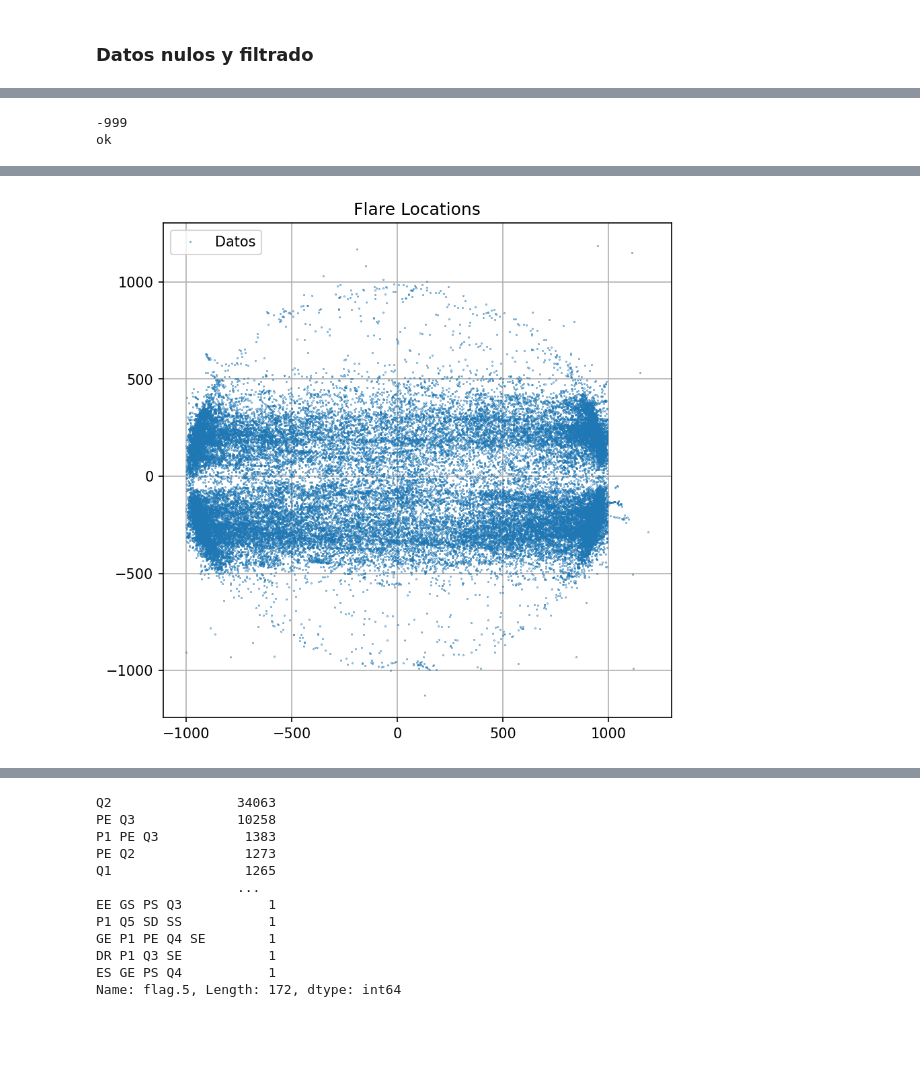
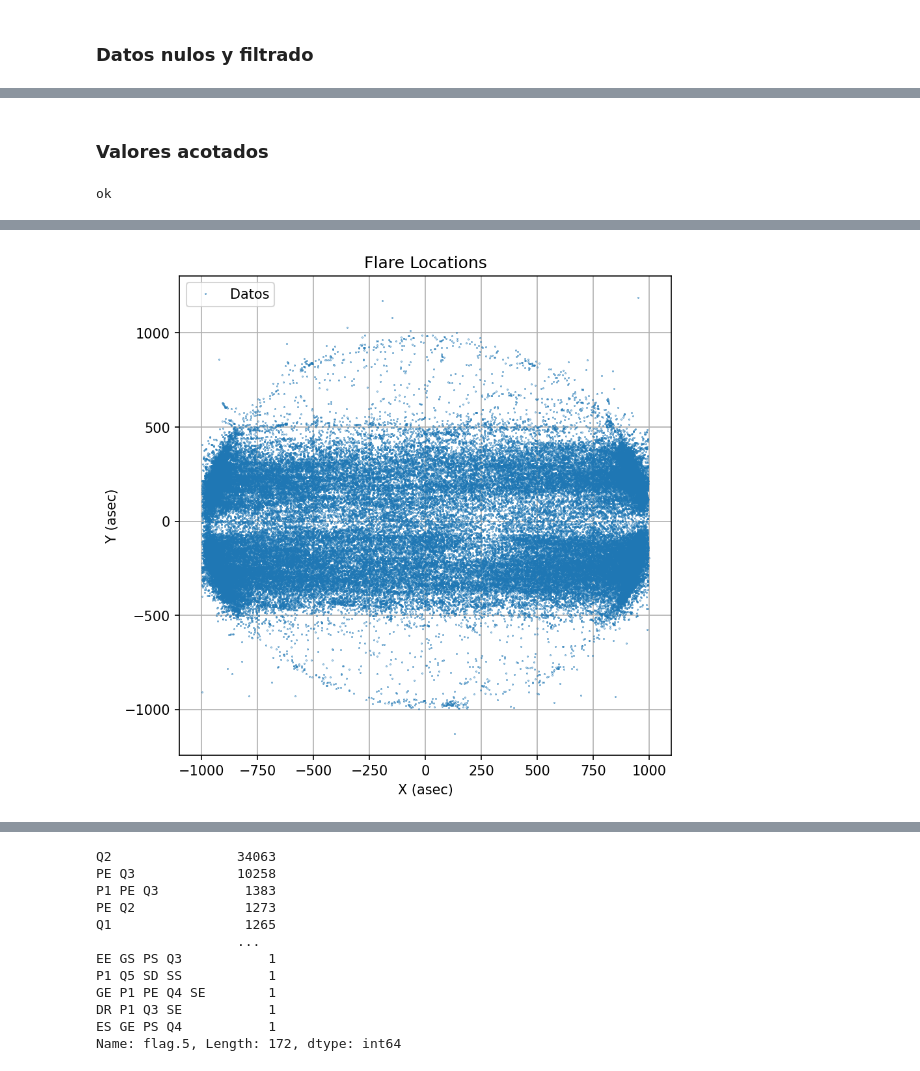
Before and after one commit to Exploratory-Data-Analiysis/Exam_1, a Jupyter notebook: ParcialFC.ipynb, the cells around one changed output, grey strips where cells are left out. Cells and saved outputs as stored; diff of their text form; code cells hidden in the pictures; blank space fills up the shorter version.

```diff
--- a/ParcialFC.ipynb
+++ b/ParcialFC.ipynb
@@ -107,24 +109,40 @@ dfn # Contiene los que poseen Q1 en flag.4 o flag.5
+# %% [markdown]
+### Valores acotados
 # %%
-#### Se utilizan solo los valores referentes a la superficie solar y se descartan los puntos aislados,
+#### Se utilizan solo los valores referentes a la superficie solar y se descartan los puntos aislados
+## To Do: Hacer una función que acote el dataframe
 
-test = dffull['x.pos.asec'].idxmin() # Guarda el index del valor minimo
-num = dffull['x.pos.asec'].min()
+dfacotada = df # Copia el dataframe que se desea acotar
 
-while num <= -1000: # Esto se puede transformar en una función que acote los datos a un valor límite, ya sea min() o max()
-    test = dffull['x.pos.asec'].idxmin()
-    dffull = dffull.drop([test], axis = 0)
-    num = dffull['x.pos.asec'].min()
+# Minimo
 
-print(dffull['x.pos.asec'].min())
+test = dfacotada['x.pos.asec'].idxmin() # Guarda el index del valor minimo
+
+while (dfacotada['x.pos.asec'].min() <= -1000): # Esto se puede transformar en una función que acote los datos a un valor límite, como min() o max()
+    test = dfacotada['x.pos.asec'].idxmin()
+    dfacotada = dfacotada.drop([test], axis = 0)
+
+# Maximo
+
+test = dfacotada['x.pos.asec'].idxmax() # Guarda el index del valor maximo
+
+while (dfacotada['x.pos.asec'].max() >= 1000):
+    test = dfacotada['x.pos.asec'].idxmax()
+    dfacotada = dfacotada.drop([test], axis = 0)
+
+# print(dfacotada['x.pos.asec'].min())
+# print(dfacotada['x.pos.asec'].max())
 
 plt.figure(figsize=(6.5,6.5), dpi = 150)
 plt.title('Flare Locations')
-plt.plot(dffull['x.pos.asec'],
-         dffull['y.pos.asec'], 'o', markersize=0.3, label='Datos')
+plt.plot(dfacotada['x.pos.asec'],
+         dfacotada['y.pos.asec'], 'o', markersize=0.3, label='Datos')
 plt.legend()
+plt.xlabel('X (asec)')
+plt.ylabel('Y (asec)')
 plt.grid()
 print('ok')
-dffull.index
+
+# dffull no mod
 # %% [output]
--999
 ok
@@ -143,4 +149,4 @@ DatetimeIndex(['2002-02-13 07:03:52', '2002-02-13 10:02:56',
-[figure, old version]
+[figure, new version]
 # %%
 #### To Do: Estadística con los datos
 
```
Also changed, not shown: parts of 3 cells of this notebook.
